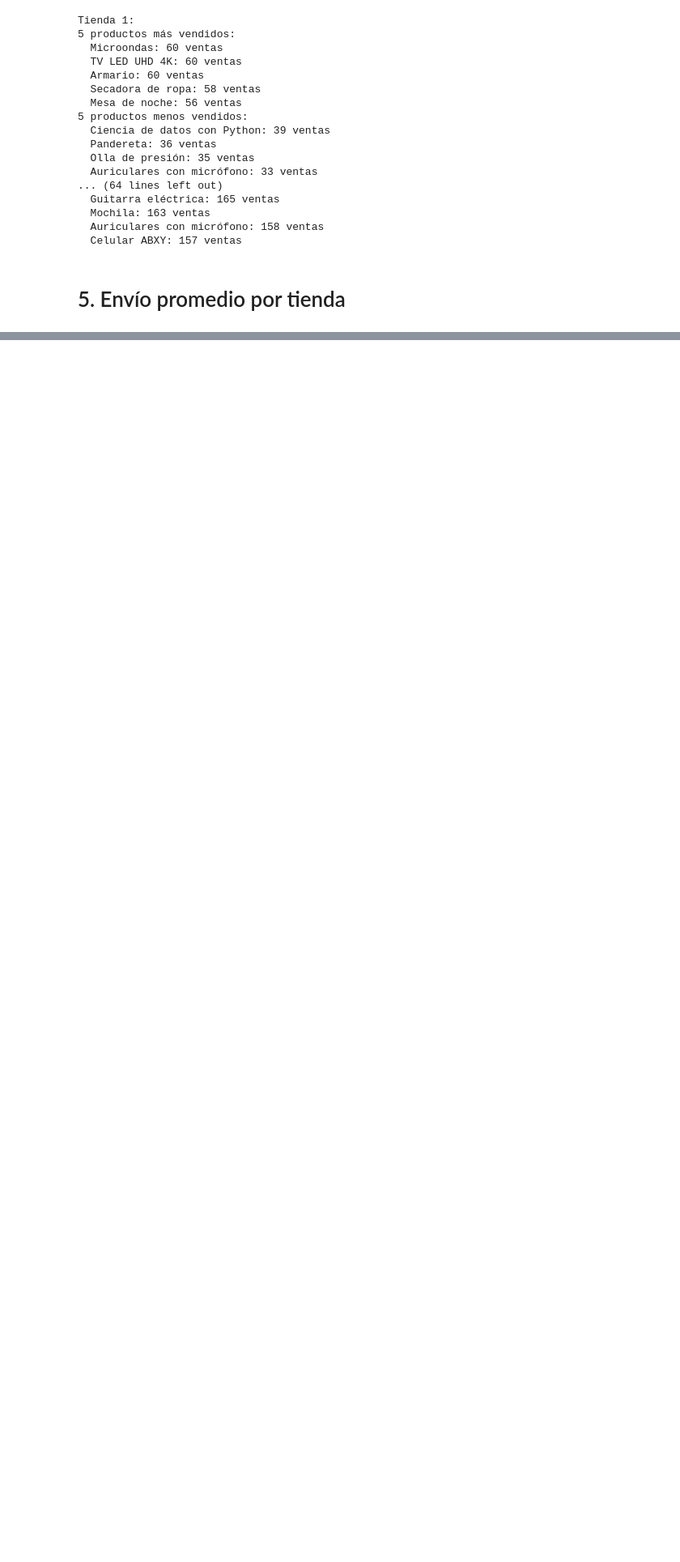
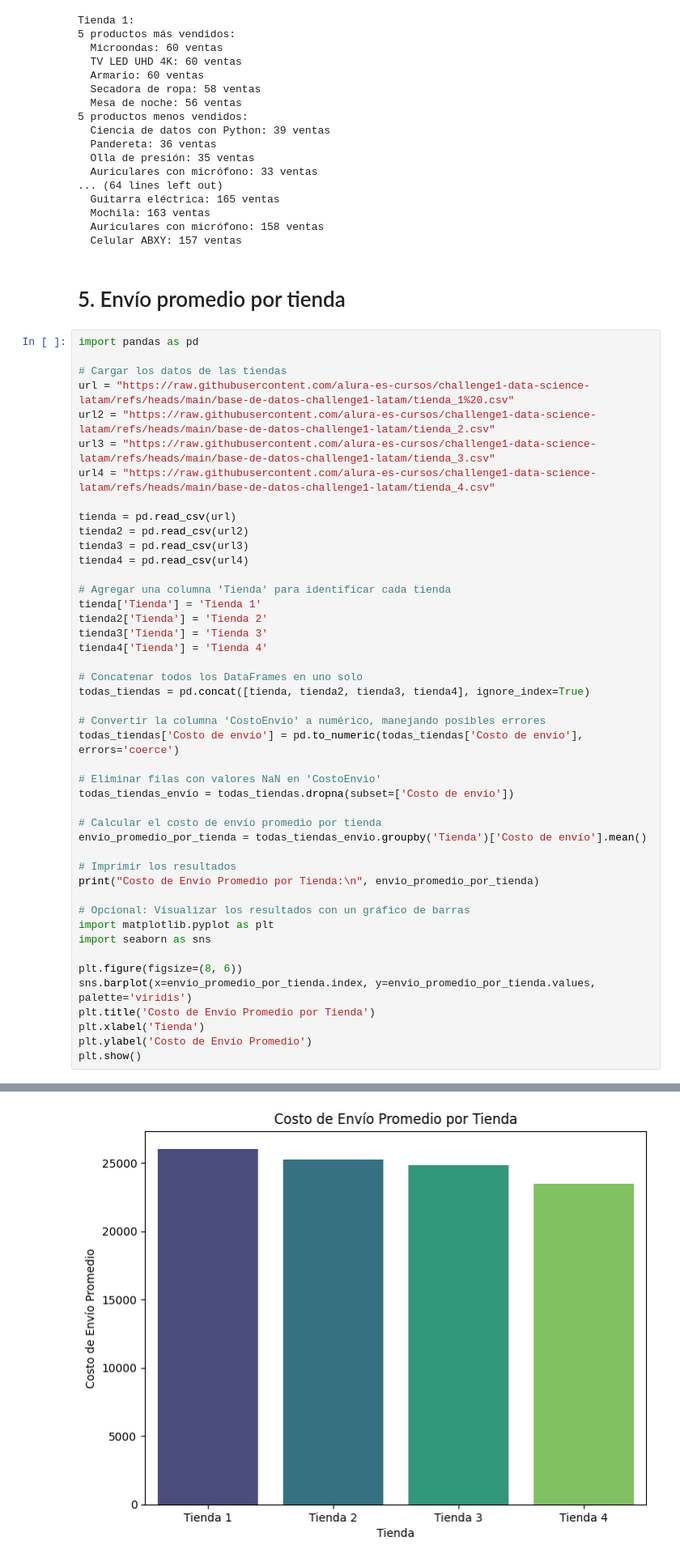
Before and after one commit to Alejandro-lopez1/ALejandro-Lopez, a Jupyter notebook: AluraStoreLatam.ipynb, the cells around one changed output, grey strips where cells are left out. Shown at 81% size. Drawn from its saved outputs; the diff is of its cells as text; blank space fills up the shorter version.

```diff
--- a/AluraStoreLatam.ipynb
+++ b/AluraStoreLatam.ipynb
@@ -431,3 +431,49 @@ Tienda 1:
   Celular ABXY: 157 ventas
 # %% [markdown]
 # 5. Envío promedio por tienda
+# %%
+import pandas as pd
+
+# Cargar los datos de las tiendas
+url = "https://raw.githubusercontent.com/alura-es-cursos/challenge1-data-science-latam/refs/heads/main/base-de-datos-challenge1-latam/tienda_1%20.csv"
+url2 = "https://raw.githubusercontent.com/alura-es-cursos/challenge1-data-science-latam/refs/heads/main/base-de-datos-challenge1-latam/tienda_2.csv"
+url3 = "https://raw.githubusercontent.com/alura-es-cursos/challenge1-data-science-latam/refs/heads/main/base-de-datos-challenge1-latam/tienda_3.csv"
+url4 = "https://raw.githubusercontent.com/alura-es-cursos/challenge1-data-science-latam/refs/heads/main/base-de-datos-challenge1-latam/tienda_4.csv"
+
+tienda = pd.read_csv(url)
+tienda2 = pd.read_csv(url2)
+tienda3 = pd.read_csv(url3)
+tienda4 = pd.read_csv(url4)
+
+# Agregar una columna 'Tienda' para identificar cada tienda
+tienda['Tienda'] = 'Tienda 1'
+tienda2['Tienda'] = 'Tienda 2'
+tienda3['Tienda'] = 'Tienda 3'
+tienda4['Tienda'] = 'Tienda 4'
+
+# Concatenar todos los DataFrames en uno solo
+todas_tiendas = pd.concat([tienda, tienda2, tienda3, tienda4], ignore_index=True)
+
+# Convertir la columna 'CostoEnvio' a numérico, manejando posibles errores
+todas_tiendas['Costo de envío'] = pd.to_numeric(todas_tiendas['Costo de envío'], errors='coerce')
+
+# Eliminar filas con valores NaN en 'CostoEnvio'
+todas_tiendas_envio = todas_tiendas.dropna(subset=['Costo de envío'])
+
+# Calcular el costo de envío promedio por tienda
+envio_promedio_por_tienda = todas_tiendas_envio.groupby('Tienda')['Costo de envío'].mean()
+
+# Imprimir los resultados
+print("Costo de Envío Promedio por Tienda:\n", envio_promedio_por_tienda)
+
+# Opcional: Visualizar los resultados con un gráfico de barras
+import matplotlib.pyplot as plt
+import seaborn as sns
+
+plt.figure(figsize=(8, 6))
+sns.barplot(x=envio_promedio_por_tienda.index, y=envio_promedio_por_tienda.values, palette='viridis')
+plt.title('Costo de Envío Promedio por Tienda')
+plt.xlabel('Tienda')
+plt.ylabel('Costo de Envío Promedio')
+plt.show()
+# %% [output]
@@ -433,0 +490 @@ Tienda 1:
+[figure, added]
```
Also changed, not shown: parts of 5 cells of this notebook.
